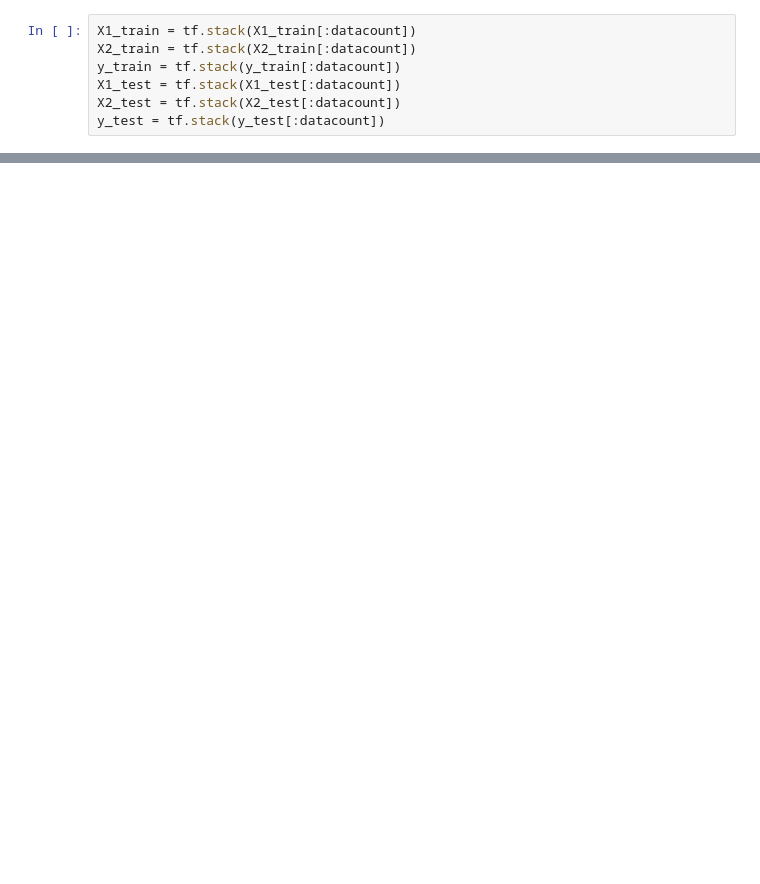
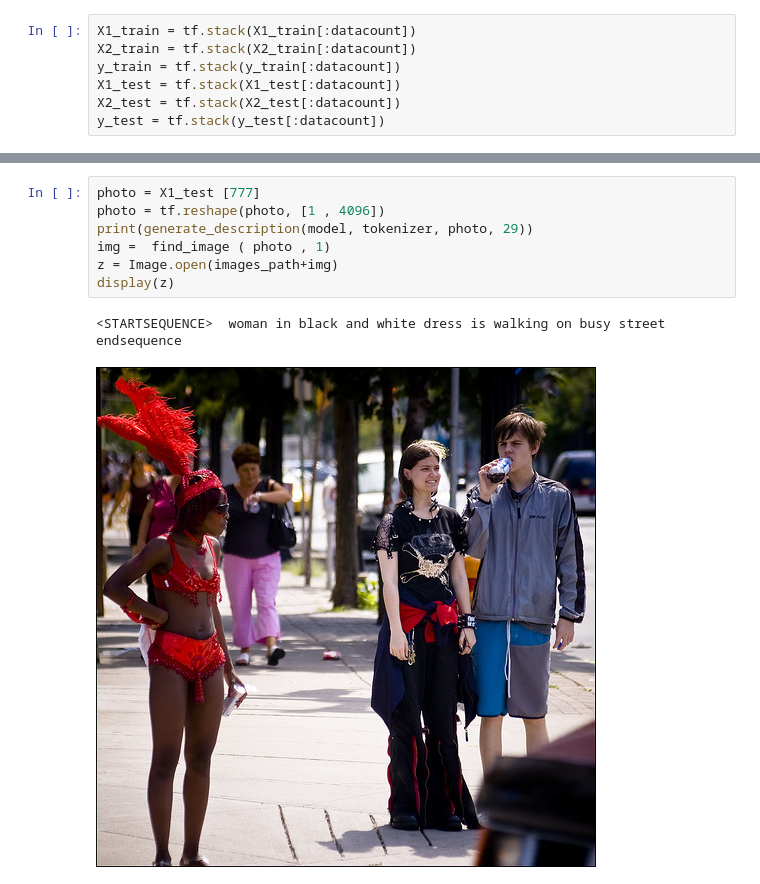
Before and after one commit to Nadiam75/DeepLearning_HW_3, a Jupyter notebook: Q3.ipynb, the cells around one changed output, grey strips where cells are left out. Drawn from its saved outputs; the diff is of its cells as text; blank space fills up the shorter version.

```diff
--- a/Q3.ipynb
+++ b/Q3.ipynb
@@ -708,0 +774,10 @@ Epoch 00005: val_loss improved from 3.91678 to 3.91060, saving model to model-ep
+# %%
+photo = X1_test [777]
+photo = tf.reshape(photo, [1 , 4096])
+print(generate_description(model, tokenizer, photo, 29))
+img =  find_image ( photo , 1)
+z = Image.open(images_path+img)
+display(z)
+# %% [output]
+<STARTSEQUENCE>  woman in black and white dress is walking on busy street endsequence
+[figure, added]
```
Also changed, not shown: parts of 46 cells of this notebook.
